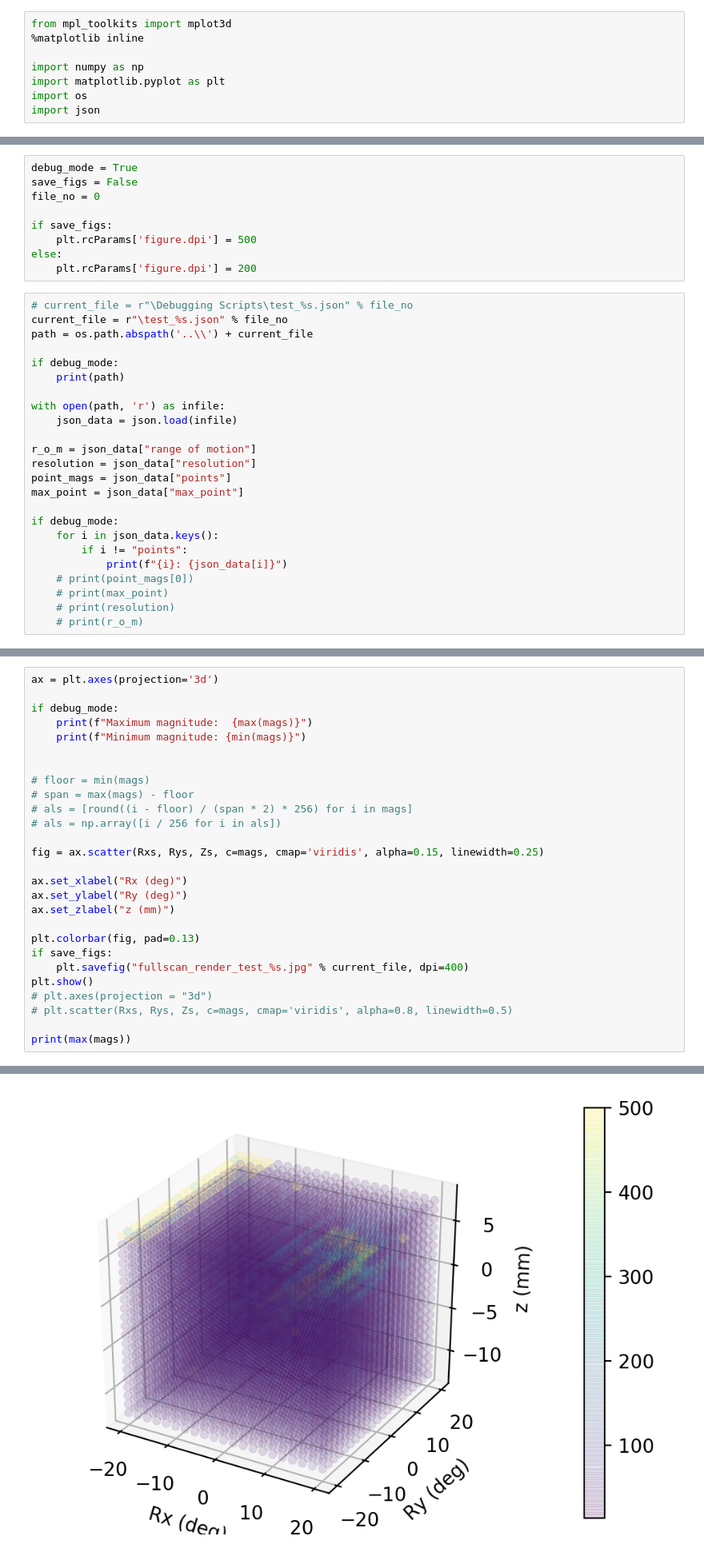
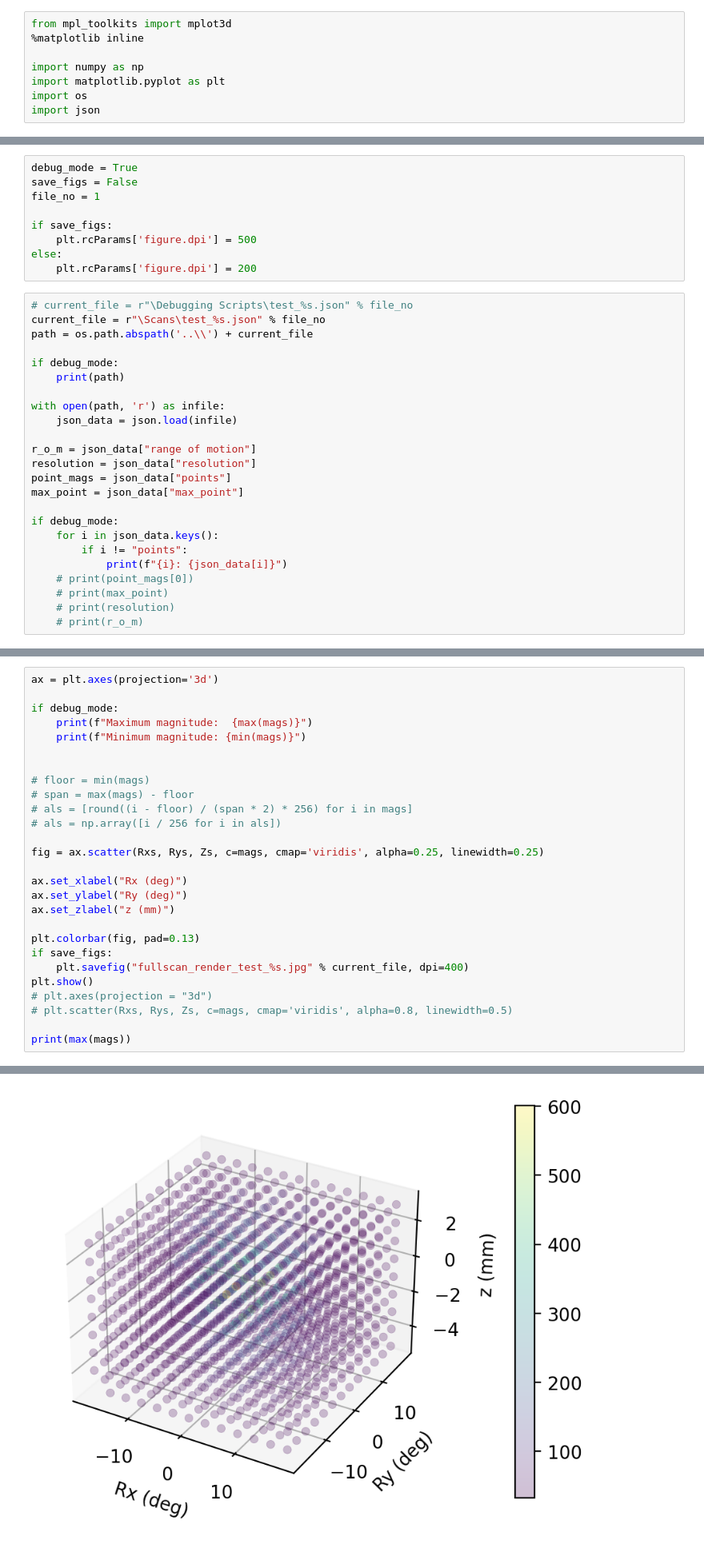
Before and after one commit to Benji-UW/COBOT-Transducer-Control-Code, a Jupyter notebook: Rebuilding_Everything/Debugging Scripts/Fullscan_renders.ipynb, the cells around one changed output, grey strips where cells are left out. Shown at 80% size. Saved outputs shown, nothing was run; the diff lists cells and outputs as text.

Commit message:
Woo I got a scan, this sucks tho so don't touch the Fullscan_renders on your laptop until the next scan is done. Desktop time :)

```diff
--- a/Rebuilding_Everything/Debugging Scripts/Fullscan_renders.ipynb
+++ b/Rebuilding_Everything/Debugging Scripts/Fullscan_renders.ipynb
@@ -29,7 +30,7 @@ Available test files:
 # %%
 debug_mode = True
 save_figs = False
-file_no = 0
+file_no = 1
 
 if save_figs:
     plt.rcParams['figure.dpi'] = 500
@@ -37,7 +38,7 @@ else:
     plt.rcParams['figure.dpi'] = 200
 # %%
 # current_file = r"\Debugging Scripts\test_%s.json" % file_no
-current_file = r"\test_%s.json" % file_no
+current_file = r"\Scans\test_%s.json" % file_no
 path = os.path.abspath('..\\') + current_file
 
 if debug_mode:
@@ -88,7 +89,7 @@ if debug_mode:
 # als = [round((i - floor) / (span * 2) * 256) for i in mags]
 # als = np.array([i / 256 for i in als])
 
-fig = ax.scatter(Rxs, Rys, Zs, c=mags, cmap='viridis', alpha=0.15, linewidth=0.25)
+fig = ax.scatter(Rxs, Rys, Zs, c=mags, cmap='viridis', alpha=0.25, linewidth=0.25)
 
 ax.set_xlabel("Rx (deg)")
 ax.set_ylabel("Ry (deg)")
@@ -108 +109 @@ Minimum magnitude: 13.257
-[figure, old version]
+[figure, new version]
```
Also changed, not shown: parts of 7 cells of this notebook, 3 other files.
